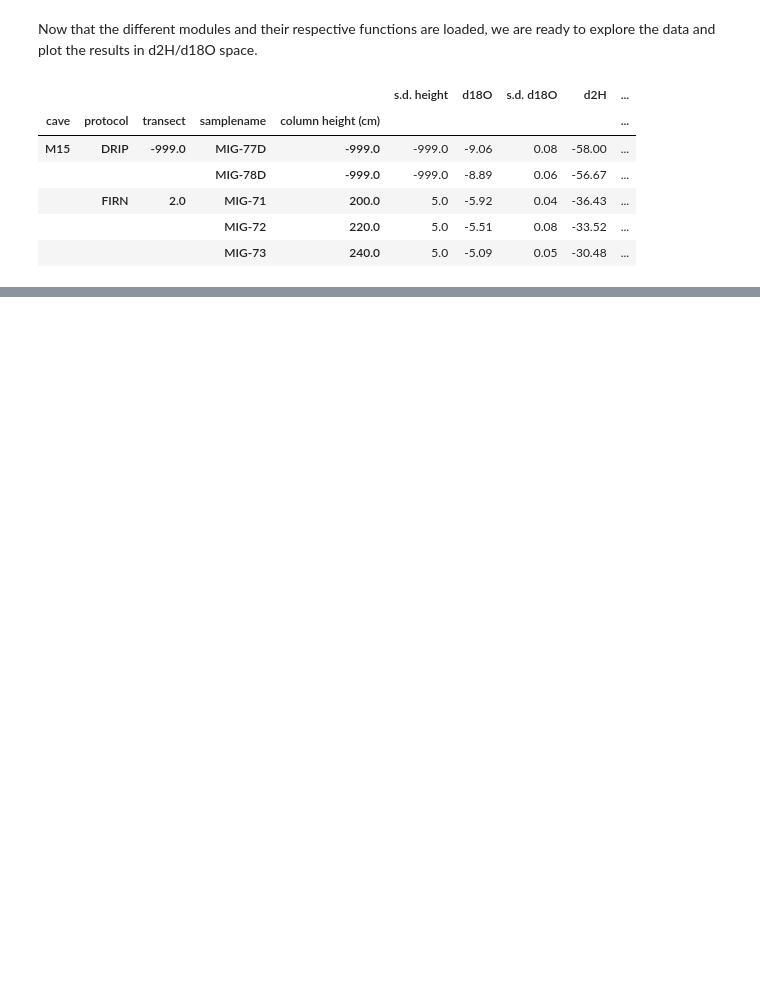
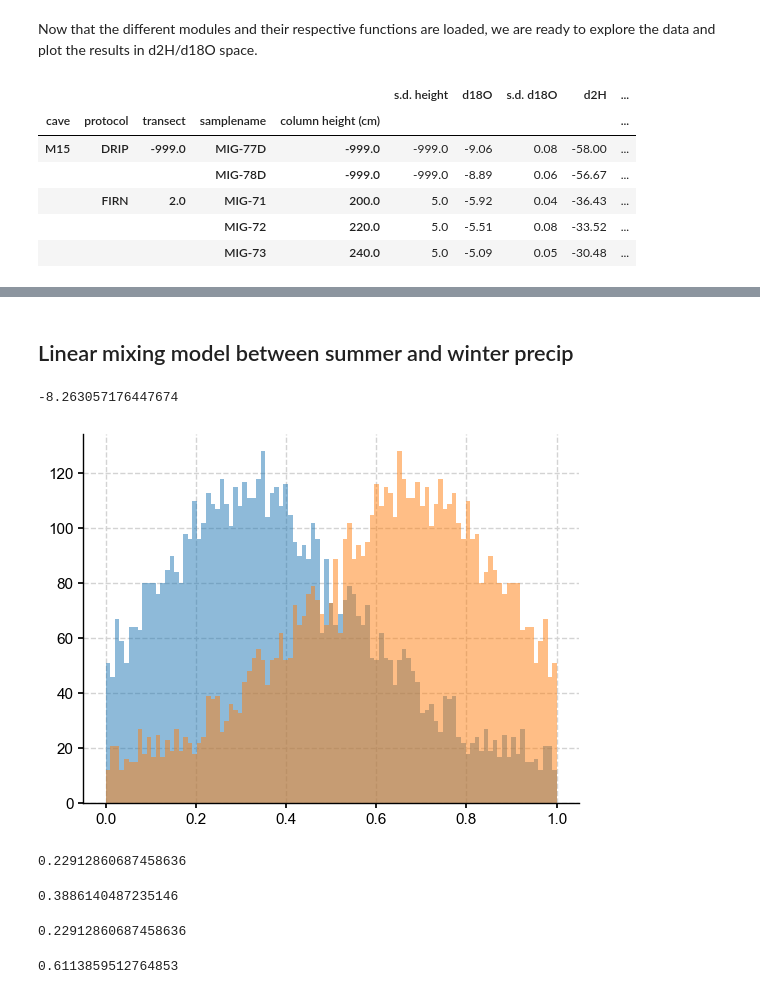
Before and after one commit to tr1813/ice-accummulation-M17, a Jupyter notebook: notebooks/isotopic_plots.ipynb, the cells around one changed output, grey strips where cells are left out. Saved outputs shown, nothing was run; the diff lists cells and outputs as text; code cells hidden in the pictures; blank space fills up the shorter version.

```diff
--- a/notebooks/isotopic_plots.ipynb
+++ b/notebooks/isotopic_plots.ipynb
@@ -76,0 +177,59 @@ plt.show()
+# %% [markdown]
+## Linear mixing model between summer and winter precip
+# %%
+# solve equation with linear mixing model by Gaussian elimination
+
+def SolveA(wint,summ,firn):
+
+    A  = np.array([[wint, summ, firn],[1,1,1]])
+    A[0] = A[0]/A[0,0]
+    A[1] = A[0]-A[1]
+    A[1]  =A[1]/A[1,1]
+    A[0]  = A[0]-A[1]*A[0,1]
+
+    return(A[0,2],A[1,2])
+# %%
+# what are typical winter/summer values at ljubljana?
+
+wint = lj.loc[(lj.index.month <= 4) | (lj.index.month > 10)].copy()
+summ = lj.loc[(lj.index.month >= 5) & (lj.index.month < 11)].copy()
+# %%
+summ.O18.mean()-1.4
+# %% [output]
+-8.263057176447674
+# %%
+# test the robustness of the mixing model
+wint_d18O_var = np.random.normal(wint.O18.mean()-1.4,wint.O18.std(),10000)
+summ_d18O_var = np.random.normal(summ.O18.mean()-1.4,summ.O18.std(),10000)
+
+wint_d2H_var = np.random.normal(wint.H2.mean()-1.4,wint.H2.std(),10000)
+summ_d2H_var = np.random.normal(summ.H2.mean()-7.6,summ.H2.std(),10000)
+
+result_d18O = np.array([SolveA(wi,si,-9.55) for wi,si in zip(wint_d18O_var,summ_d18O_var) if (wi < -9.55) & (si > -9.55)]).transpose()
+result_d2H = np.array([SolveA(wi,si,-63.28) for wi,si in zip(wint_d2H_var,summ_d2H_var) if (wi < -63.28) & (si > -63.28)]).transpose()
+# %%
+fig, ax = plt.subplots()
+ax.hist(result_d18O[0], bins = np.linspace(0,1,100),alpha = 0.5)
+
+ax.hist(result_d18O[1], bins = np.linspace(0,1,100), alpha = 0.5)
+
+pyleo.showfig(fig)
+pyleo.closefig(fig)
+# %% [output]
+[figure, added]
+# %%
+np.std(result_d18O[0])
+# %% [output]
+0.22912860687458636
+# %%
+np.mean(result_d18O[0])
+# %% [output]
+0.3886140487235146
+# %%
+np.std(result_d18O[1])
+# %% [output]
+0.22912860687458636
+# %%
+np.mean(result_d18O[1])
+# %% [output]
+0.6113859512764853
```
Also changed, not shown: parts of 15 cells of this notebook, 28 other files.
